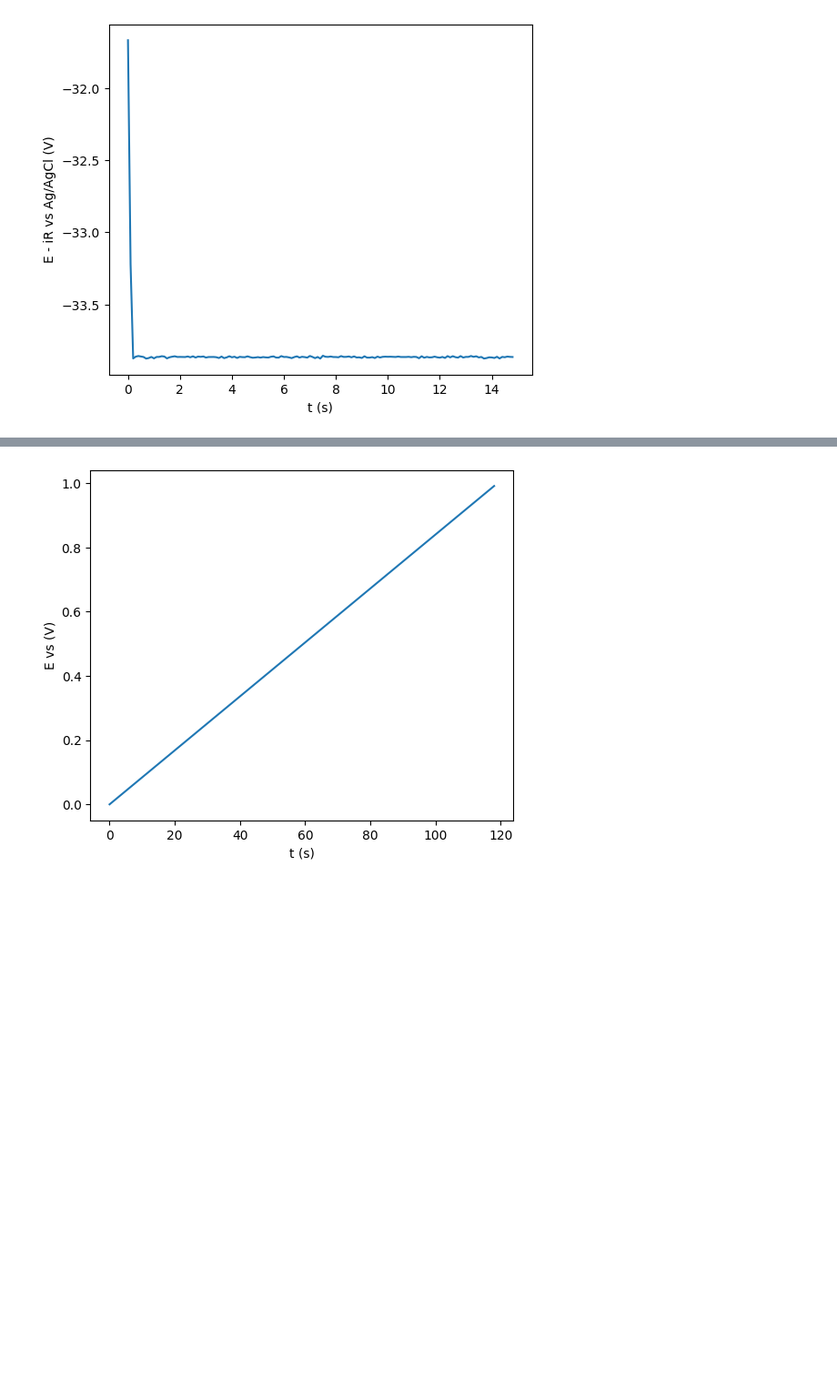
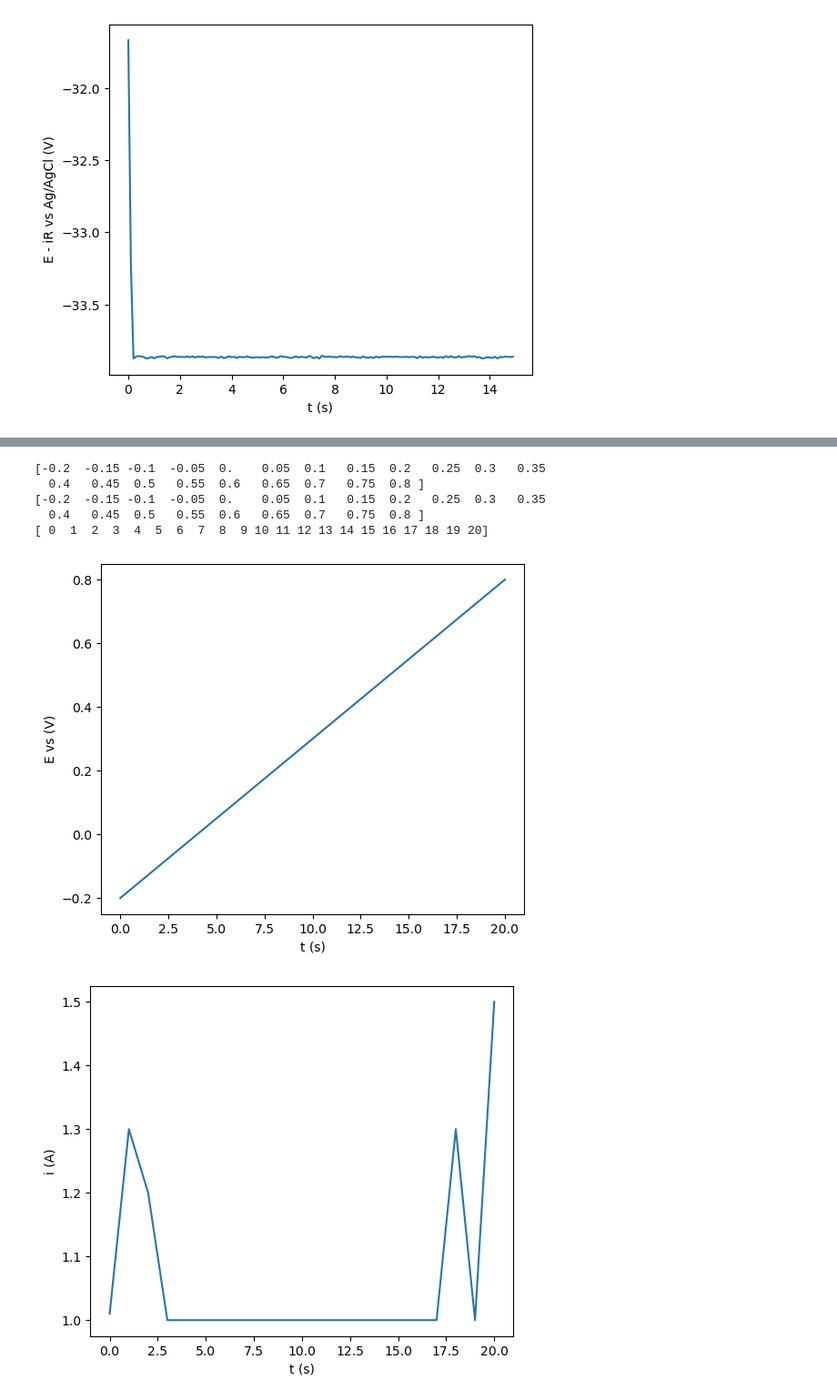
Before and after one commit to NordicEC/EC4py, a Jupyter notebook: dev/Step_Data/Load_StepFiles_export_2_lsv.ipynb, the cells around one changed output, grey strips where cells are left out. Shown at 91% size. Cells and saved outputs as stored; diff of their text form; code cells hidden in the pictures; blank space fills up the shorter version.

```diff
--- a/dev/Step_Data/Load_StepFiles_export_2_lsv.ipynb
+++ b/dev/Step_Data/Load_StepFiles_export_2_lsv.ipynb
@@ -85,23 +85,33 @@ do.plot("Time","E",plot=p)
 # %%
 d = EC_Data()
-dataPoints = 120
-d.E = np.array(range(dataPoints))/(dataPoints-1)
+dataPoints = 21
+d.E = np.array(range(dataPoints))/(dataPoints-1)-0.2
 d.i = np.ones(dataPoints)
 d.i[0]=1.01
 d.i[1]=1.3
 d.i[2]=1.2
-d.i[dataPoints-1]=1.04
-d.i[dataPoints-2]=1.01
-d.i[dataPoints-3]=1.11
+d.i[dataPoints-1]=1.5
+d.i[dataPoints-2]=1.0
+d.i[dataPoints-3]=1.3
 d.Z_E = np.ones(dataPoints)*2
 d.Phase_E = np.ones(dataPoints)*0
 d.Time = np.array(range(dataPoints))
 #print(d.step_Time)
 d.setup
 s = Step_Data()
+print(d.E)
 s.conv(d)
+print(s.E)
+print(s.Time)
 l,p = s.plot("Time","E")
+l,p = s.plot("Time","i")
 # %% [output]
+[-0.2  -0.15 -0.1  -0.05  0.    0.05  0.1   0.15  0.2   0.25  0.3   0.35
+  0.4   0.45  0.5   0.55  0.6   0.65  0.7   0.75  0.8 ]
+[-0.2  -0.15 -0.1  -0.05  0.    0.05  0.1   0.15  0.2   0.25  0.3   0.35
+  0.4   0.45  0.5   0.55  0.6   0.65  0.7   0.75  0.8 ]
+[ 0  1  2  3  4  5  6  7  8  9 10 11 12 13 14 15 16 17 18 19 20]
-[figure, old version]
+[figure, new version]
+[figure, added]
 # %%
 print(s.E)
```
Also changed, not shown: parts of 9 cells of this notebook, 17 other files.
